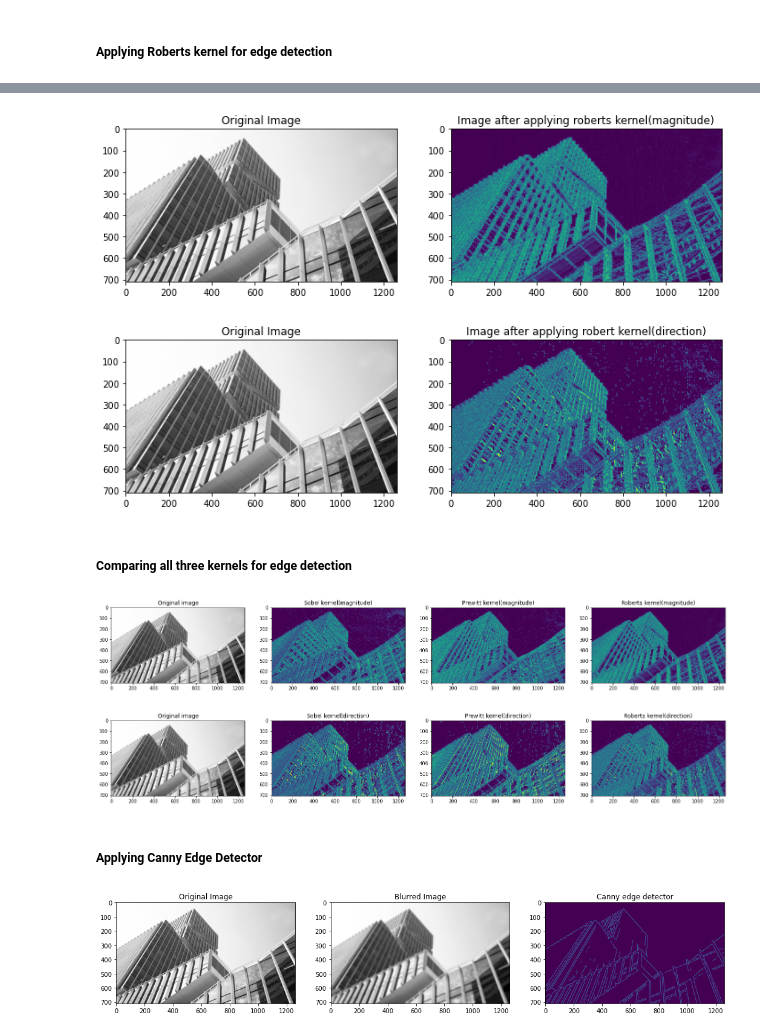
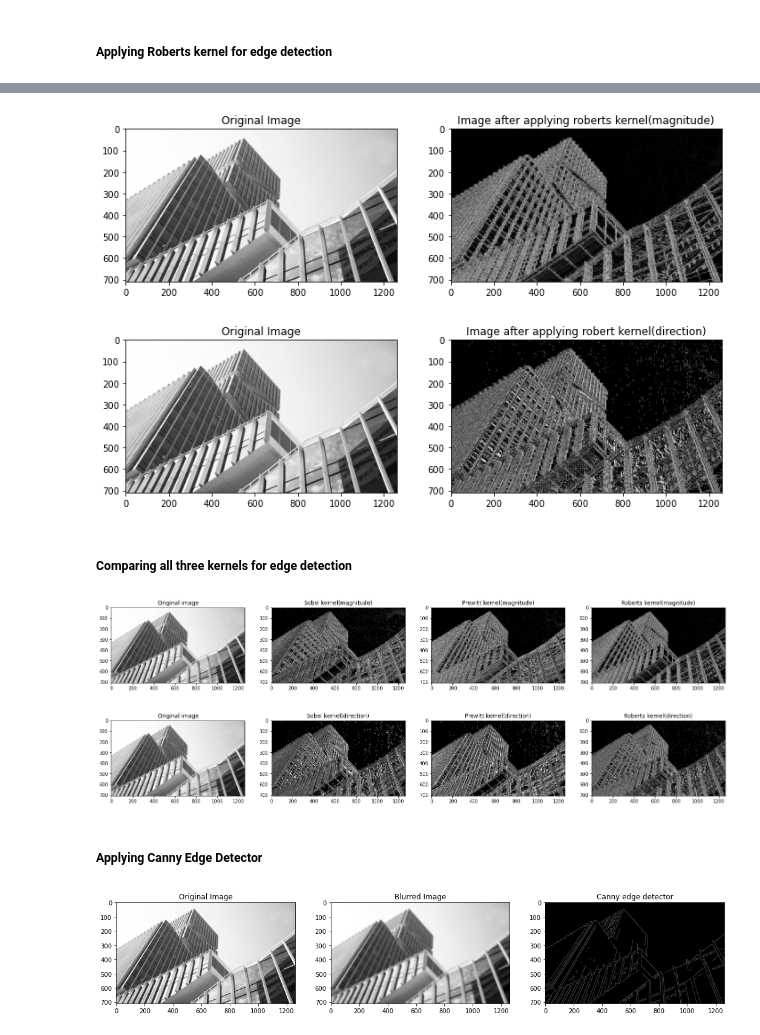
Before and after one commit to Chaitanya-Gumudala-1710/ComputerVision, a Jupyter notebook: Code/edgedetection.ipynb, the cells around one changed output, grey strips where cells are left out. Saved outputs shown, nothing was run; the diff lists cells and outputs as text; code cells hidden in the pictures.

```diff
--- a/Code/edgedetection.ipynb
+++ b/Code/edgedetection.ipynb
@@ -129,11 +129,11 @@ plt.subplot(1, 2, 1)
 plt.imshow(building_image, cmap="gray")
 plt.title("Original Image")
 plt.subplot(1, 2, 2)
-plt.imshow(roberts_magnitude)
+plt.imshow(roberts_magnitude, cmap="gray")
 plt.title("Image after applying roberts kernel(magnitude)")
 plt.show()
 # %% [output]
-[figure, old version]
+[figure, new version]
 # %%
 roberts_direction = np.arctan2(roberts_gradient_x, roberts_gradient_y)
 plt.figure(figsize=(12, 6))
@@ -141,47 +141,47 @@ plt.subplot(1, 2, 1)
 plt.imshow(building_image, cmap="gray")
 plt.title("Original Image")
 plt.subplot(1, 2, 2)
-plt.imshow(roberts_direction)
+plt.imshow(roberts_direction, cmap="gray")
 plt.title("Image after applying robert kernel(direction)")
 plt.show()
 # %% [output]
-[figure, old version]
+[figure, new version]
 # %% [markdown]
 ##### Comparing all three kernels for edge detection
 # %%
 plt.figure(figsize=(24, 6))
 plt.subplot(1, 4, 1)
 plt.imshow(building_image, cmap="gray")
 plt.title("Original image")
 plt.subplot(1, 4, 2)
-plt.imshow(sobel_magnitude)
+plt.imshow(sobel_magnitude, cmap="gray")
 plt.title("Sobel kernel(magnitude)")
 plt.subplot(1, 4, 3)
-plt.imshow(prewitt_magnitude)
+plt.imshow(prewitt_magnitude, cmap="gray")
 plt.title("Prewitt kernel(magnitude)")
 plt.subplot(1, 4, 4)
-plt.imshow(roberts_magnitude)
+plt.imshow(roberts_magnitude, cmap="gray")
 plt.title("Roberts kernel(magnitude)")
 plt.show()
 # %% [output]
-[figure, old version]
+[figure, new version]
 # %%
 plt.figure(figsize=(24, 6))
 plt.subplot(1, 4, 1)
 plt.imshow(building_image, cmap="gray")
 plt.title("Original image")
 plt.subplot(1, 4, 2)
-plt.imshow(sobel_direction)
+plt.imshow(sobel_direction, cmap="gray")
 plt.title("Sobel kernel(direction)")
 plt.subplot(1, 4, 3)
-plt.imshow(prewitt_direction)
+plt.imshow(prewitt_direction, cmap="gray")
 plt.title("Prewitt kernel(direction)")
 plt.subplot(1, 4, 4)
-plt.imshow(roberts_direction)
+plt.imshow(roberts_direction, cmap="gray")
 plt.title("Roberts kernel(direction)")
 plt.show()
 # %% [output]
-[figure, old version]
+[figure, new version]
 # %% [markdown]
 ##### Applying Canny Edge Detector
 # %%
@@ -196,8 +196,8 @@ plt.subplot(1, 3, 2)
 plt.imshow(blurred_building_image, cmap="gray")
 plt.title("Blurred Image")
 plt.subplot(1, 3, 3)
-plt.imshow(canny_edge_detector)
+plt.imshow(canny_edge_detector, cmap="gray")
 plt.title("Canny edge detector")
 plt.show()
 # %% [output]
-[figure, old version]
+[figure, new version]
```
Also changed, not shown: parts of 8 cells of this notebook, 2 other files.
